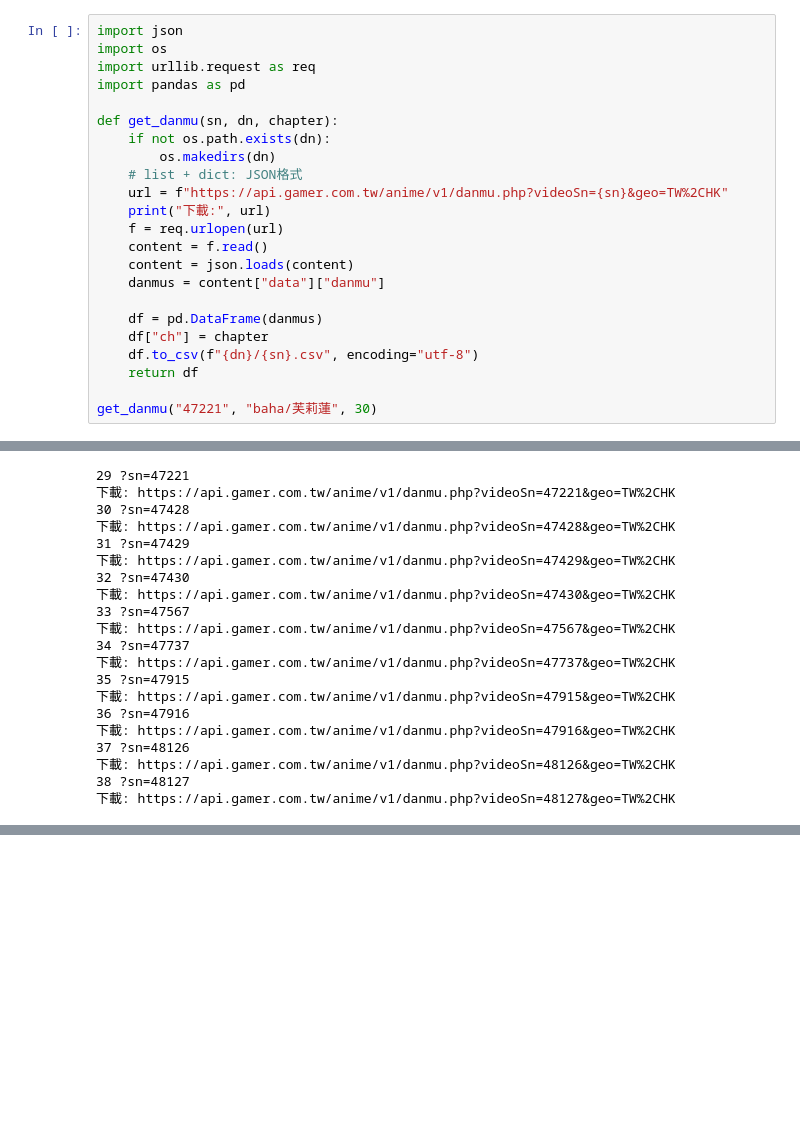
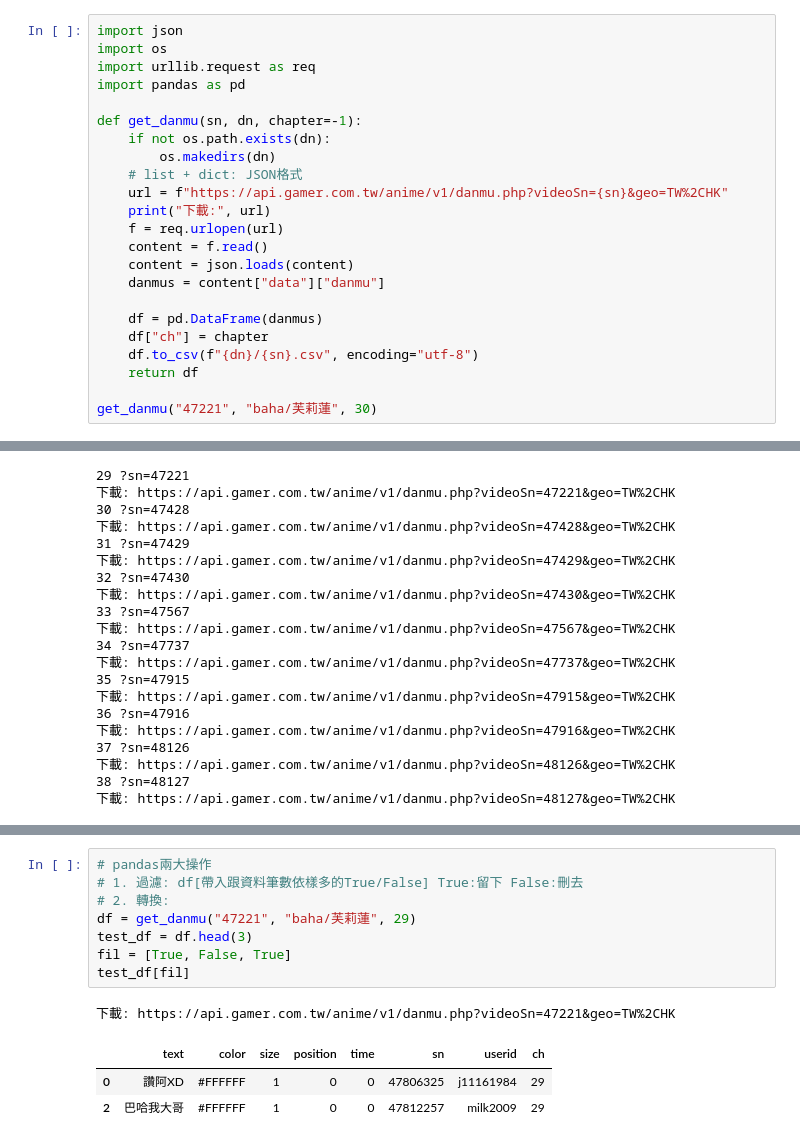
Before and after one commit to Elwing-Chou/tibame20260427, a Jupyter notebook: tibame20260518.ipynb, the cells around one changed output, grey strips where cells are left out. Saved outputs shown, nothing was run; the diff lists cells and outputs as text; blank space fills up the shorter version.

```diff
--- a/tibame20260518.ipynb
+++ b/tibame20260518.ipynb
@@ -6,7 +6,7 @@ import os
 import urllib.request as req
 import pandas as pd
 
-def get_danmu(sn, dn, chapter):
+def get_danmu(sn, dn, chapter=-1):
     if not os.path.exists(dn):
         os.makedirs(dn)
     # list + dict: JSON格式
@@ -123,3 +123,16 @@ df
 | 2999 | 天啊！！！下一集就是南之勇者啦！！！ | #FFFFFF | 1 | 0 | 14400 | 47858790 | khst9021735 | 20 |
 | 3000 | 天啊 片尾好美 | #FFFFFF | 1 | 0 | 14400 | 48334763 | kou050198 | 20 |
 3001 rows × 8 columns
+# %%
+# pandas兩大操作
+# 1. 過濾: df[帶入跟資料筆數依樣多的True/False] True:留下 False:刪去
+# 2. 轉換:
+df = get_danmu("47221", "baha/芙莉蓮", 29)
+test_df = df.head(3)
+fil = [True, False, True]
+test_df[fil]
+# %% [output]
+下載: https://api.gamer.com.tw/anime/v1/danmu.php?videoSn=47221&geo=TW%2CHK
+|  | text | color | size | position | time | sn | userid | ch |
+| 0 | 讚阿XD | #FFFFFF | 1 | 0 | 0 | 47806325 | j11161984 | 29 |
+| 2 | 巴哈我大哥 | #FFFFFF | 1 | 0 | 0 | 47812257 | milk2009 | 29 |
```
Also changed, not shown: parts of 1 cell of this notebook.
